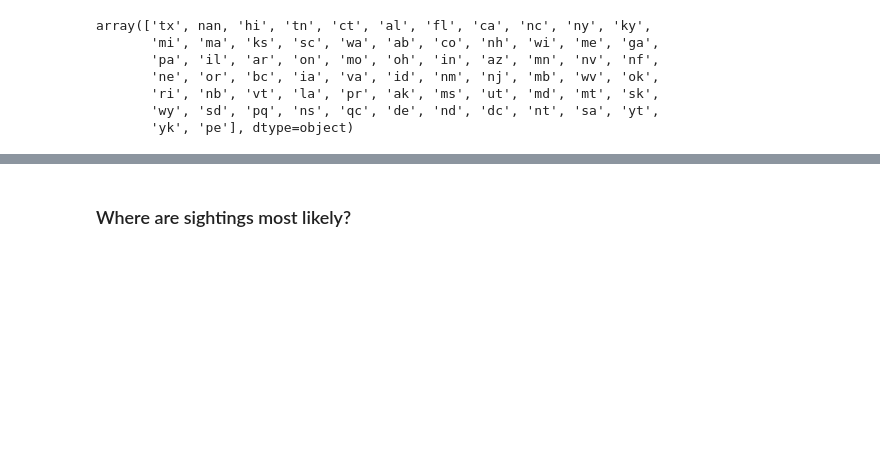
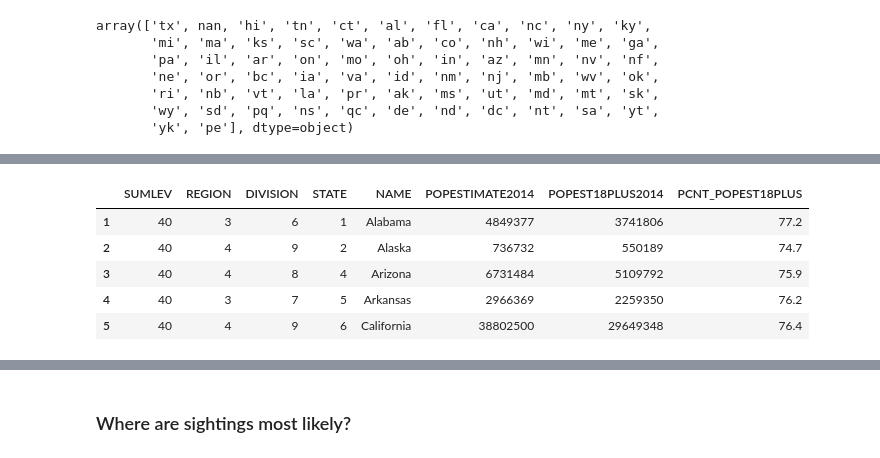
Before and after one commit to kflemming30/UFO_sightings, a Jupyter notebook: Sightings_Analysis.ipynb, the cells around one changed output, grey strips where cells are left out. Drawn from its saved outputs; the diff is of its cells as text; code cells hidden in the pictures; blank space fills up the shorter version.

```diff
--- a/Sightings_Analysis.ipynb
+++ b/Sightings_Analysis.ipynb
@@ -139,0 +168,10 @@ ufo_data['state'] = ufo_data['state'].str.upper()
+# %%
+population_by_state = population_by_state[population_by_state['NAME'] != 'United States']
+population_by_state.head()
+# %% [output]
+|  | SUMLEV | REGION | DIVISION | STATE | NAME | POPESTIMATE2014 | POPEST18PLUS2014 | PCNT_POPEST18PLUS |
+| 1 | 40 | 3 | 6 | 1 | Alabama | 4849377 | 3741806 | 77.2 |
+| 2 | 40 | 4 | 9 | 2 | Alaska | 736732 | 550189 | 74.7 |
+| 3 | 40 | 4 | 8 | 4 | Arizona | 6731484 | 5109792 | 75.9 |
+| 4 | 40 | 3 | 7 | 5 | Arkansas | 2966369 | 2259350 | 76.2 |
+| 5 | 40 | 4 | 9 | 6 | California | 38802500 | 29649348 | 76.4 |
```
Also changed, not shown: parts of 16 cells of this notebook, 3 other files.
